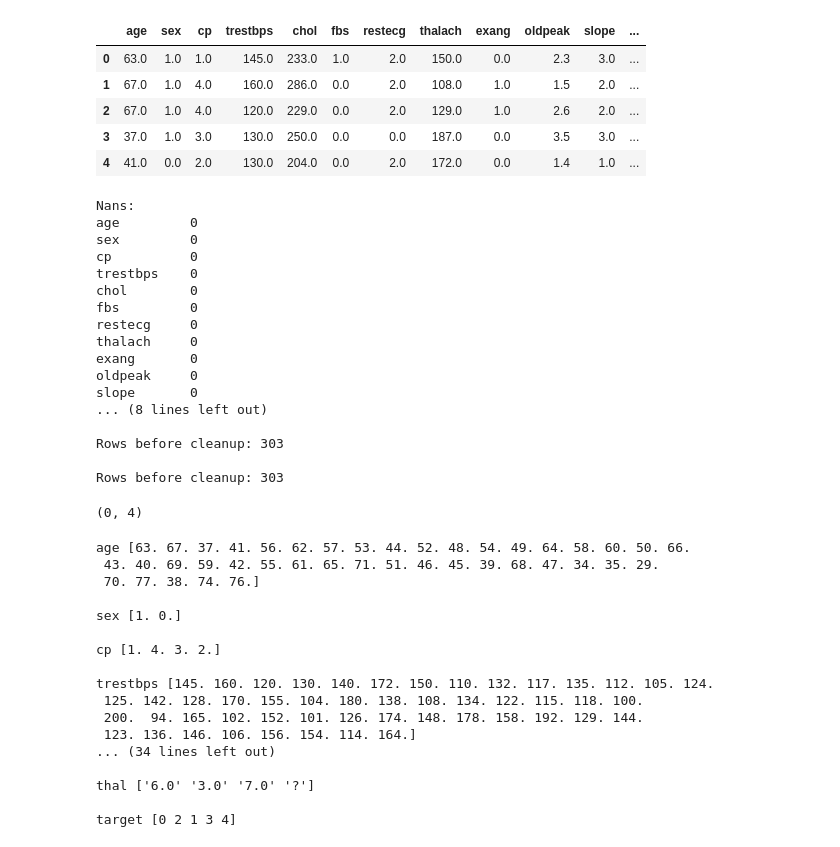
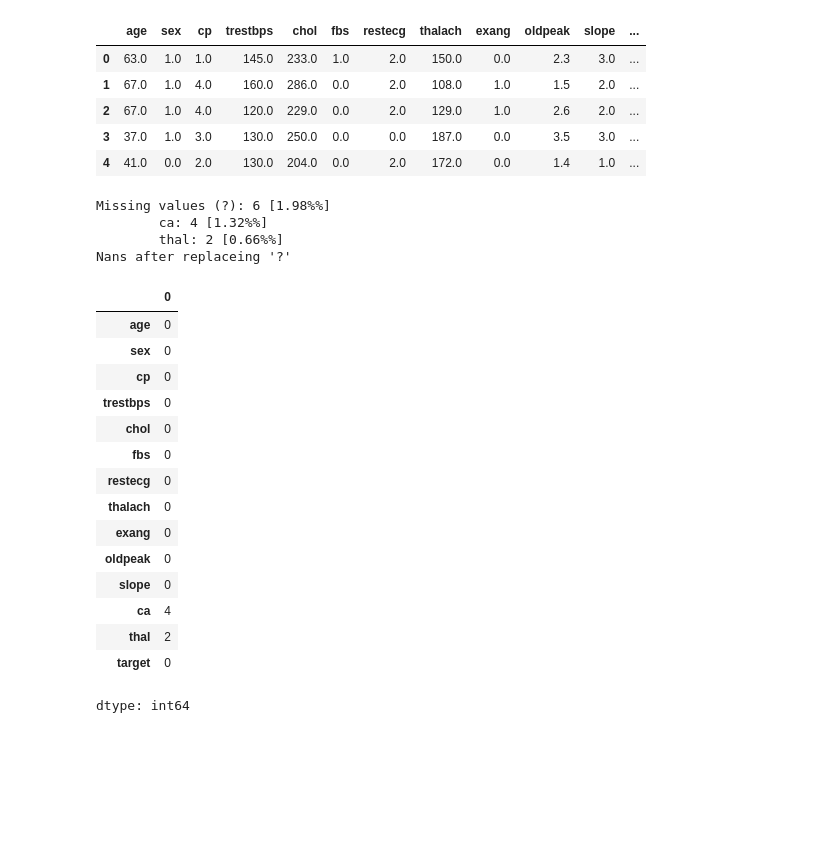
Before and after one commit to PogchampMuffin3/heart-disease-classification, a Jupyter notebook: heart_disease_classification.ipynb, the cells around one changed output. Cells and saved outputs as stored; diff of their text form; code cells hidden in the pictures; blank space fills up the shorter version.

```diff
--- a/heart_disease_classification.ipynb
+++ b/heart_disease_classification.ipynb
@@ -19,58 +22,35 @@ df.head()
 | 3 | 37.0 | 1.0 | 3.0 | 130.0 | 250.0 | 0.0 | 0.0 | 187.0 | 0.0 | 3.5 | 3.0 | ... |
 | 4 | 41.0 | 0.0 | 2.0 | 130.0 | 204.0 | 0.0 | 2.0 | 172.0 | 0.0 | 1.4 | 1.0 | ... |
 # %%
-print('Nans:')
-print(df.isna().sum())
-
 missing_values = len(df[(df == '?').any(axis=1)])
-print(f'\nMissing values (?): {missing_values} [{missing_values/len(df):.2%}%]')
+print(f'Missing values (?): {missing_values} [{missing_values/len(df):.2%}%]')
 for c in columns:
   missing = len(df[df[c]=='?'])
   if missing:
-    print(f'{c}: {missing} [{missing/len(df):.2%}%]')
+    print(f'\t{c}: {missing} [{missing/len(df):.2%}%]')
 
 df.replace('?', np.nan, inplace=True)
 df = df.astype(float)
+print("Nans after replaceing '?'")
+display(df.isna().sum())
 # %% [output]
-Nans:
-age         0
-sex         0
-cp          0
-trestbps    0
-chol        0
-fbs         0
-restecg     0
-thalach     0
-exang       0
-oldpeak     0
-slope       0
-... (8 lines left out)
-
-Rows before cleanup: 303
-
-Rows before cleanup: 303
+Missing values (?): 6 [1.98%%]
+        ca: 4 [1.32%%]
+        thal: 2 [0.66%%]
+Nans after replaceing '?'
+|  | 0 |
+| age | 0 |
+| sex | 0 |
+| cp | 0 |
+| trestbps | 0 |
+| chol | 0 |
+| fbs | 0 |
+| restecg | 0 |
+| thalach | 0 |
+| exang | 0 |
+| oldpeak | 0 |
+| slope | 0 |
+| ca | 4 |
+| thal | 2 |
+| target | 0 |
+dtype: int64
-# %%
-min(df['target']), max(df['target'])
-# %% [output]
-(0, 4)
-# %%
-for c in columns:
-  print(c, df[c].unique(),'\n')
-# %% [output]
-age [63. 67. 37. 41. 56. 62. 57. 53. 44. 52. 48. 54. 49. 64. 58. 60. 50. 66.
- 43. 40. 69. 59. 42. 55. 61. 65. 71. 51. 46. 45. 39. 68. 47. 34. 35. 29.
- 70. 77. 38. 74. 76.]
-
-sex [1. 0.]
-
-cp [1. 4. 3. 2.]
-
-trestbps [145. 160. 120. 130. 140. 172. 150. 110. 132. 117. 135. 112. 105. 124.
- 125. 142. 128. 170. 155. 104. 180. 138. 108. 134. 122. 115. 118. 100.
- 200.  94. 165. 102. 152. 101. 126. 174. 148. 178. 158. 192. 129. 144.
- 123. 136. 146. 106. 156. 154. 114. 164.]
-... (34 lines left out)
-
-thal ['6.0' '3.0' '7.0' '?']
-
-target [0 2 1 3 4]
```
Also changed, not shown: parts of 4 cells of this notebook.
